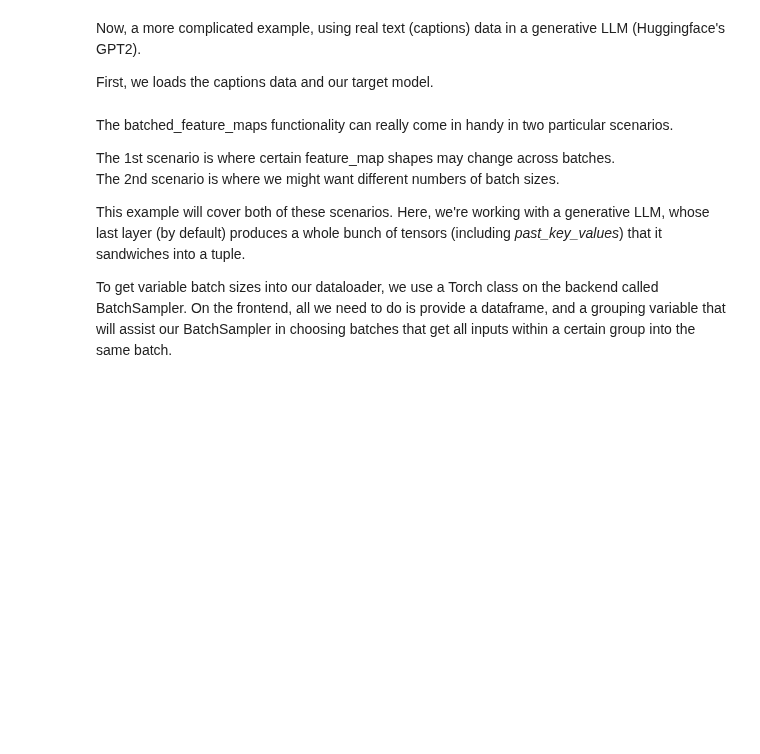
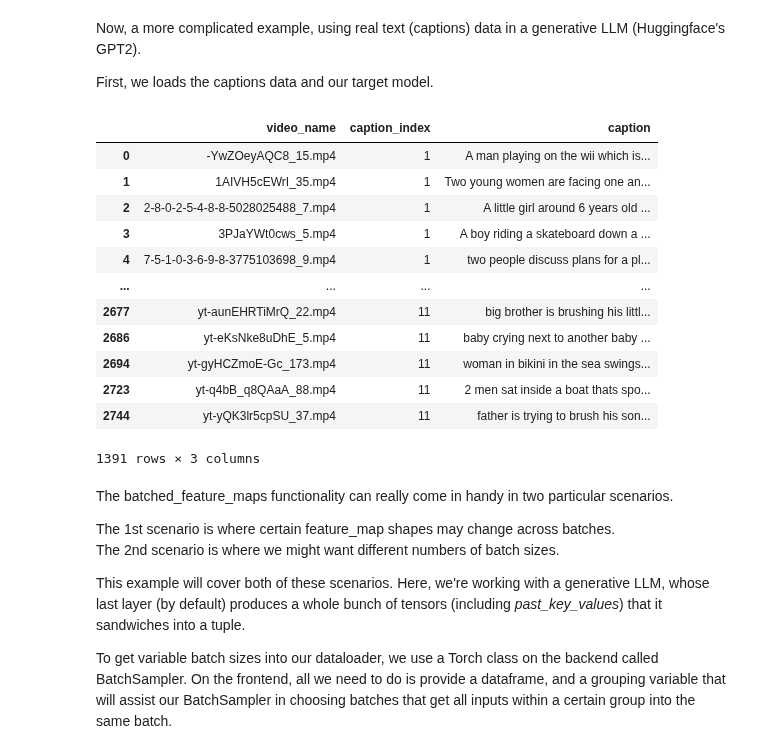
Before and after one commit to Isik-lab/SIfMRI_modeling, a Jupyter notebook: notebooks/zandatsu/batched_maps.ipynb, the cells around one changed output. Drawn from its saved outputs; the diff is of its cells as text; code cells hidden in the pictures; blank space fills up the shorter version.

```diff
--- a/notebooks/zandatsu/batched_maps.ipynb
+++ b/notebooks/zandatsu/batched_maps.ipynb
@@ -163,6 +164,22 @@ from example_assist import parse_caption_data
 
 caption_path = 'example_data/social_captions'
 caption_data = parse_caption_data(f'{caption_path}.csv')
+# %%
+caption_data
+# %% [output]
+|  | video_name | caption_index | caption |
+| 0 | -YwZOeyAQC8_15.mp4 | 1 | A man playing on the wii which is... |
+| 1 | 1AIVH5cEWrI_35.mp4 | 1 | Two young women are facing one an... |
+| 2 | 2-8-0-2-5-4-8-8-5028025488_7.mp4 | 1 | A little girl around 6 years old ... |
+| 3 | 3PJaYWt0cws_5.mp4 | 1 | A boy riding a skateboard down a ... |
+| 4 | 7-5-1-0-3-6-9-8-3775103698_9.mp4 | 1 | two people discuss plans for a pl... |
+| ... | ... | ... | ... |
+| 2677 | yt-aunEHRTiMrQ_22.mp4 | 11 | big brother is brushing his littl... |
+| 2686 | yt-eKsNke8uDhE_5.mp4 | 11 | baby crying next to another baby ... |
+| 2694 | yt-gyHCZmoE-Gc_173.mp4 | 11 | woman in bikini in the sea swings... |
+| 2723 | yt-q4bB_q8QAaA_88.mp4 | 11 | 2 men sat inside a boat thats spo... |
+| 2744 | yt-yQK3lr5cpSU_37.mp4 | 11 | father is trying to brush his son... |
+1391 rows × 3 columns
 # %%
 from transformers import AutoTokenizer, AutoModel
 model_uid = 'gpt2' # huggingface implemented
```
Also changed, not shown: parts of 11 cells of this notebook, 8 other files.
